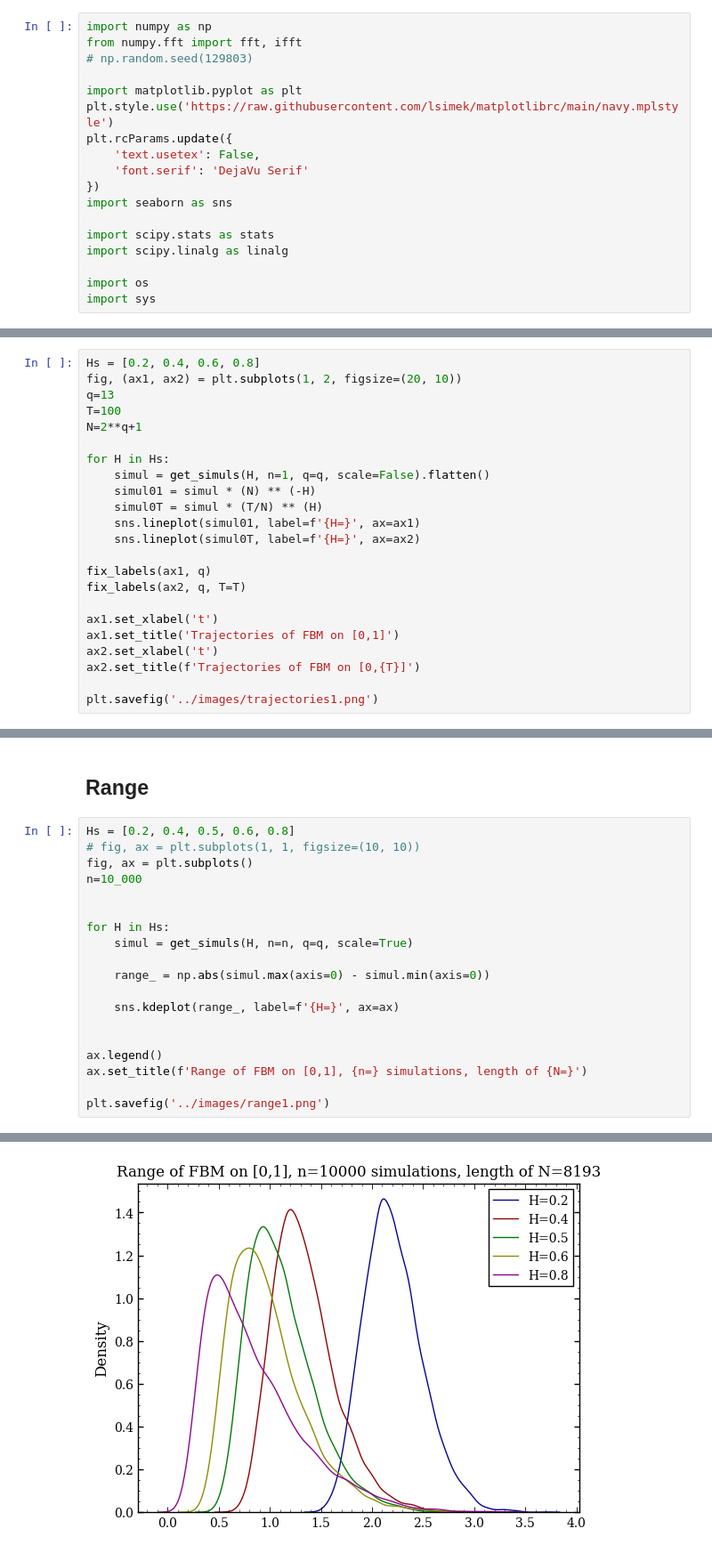
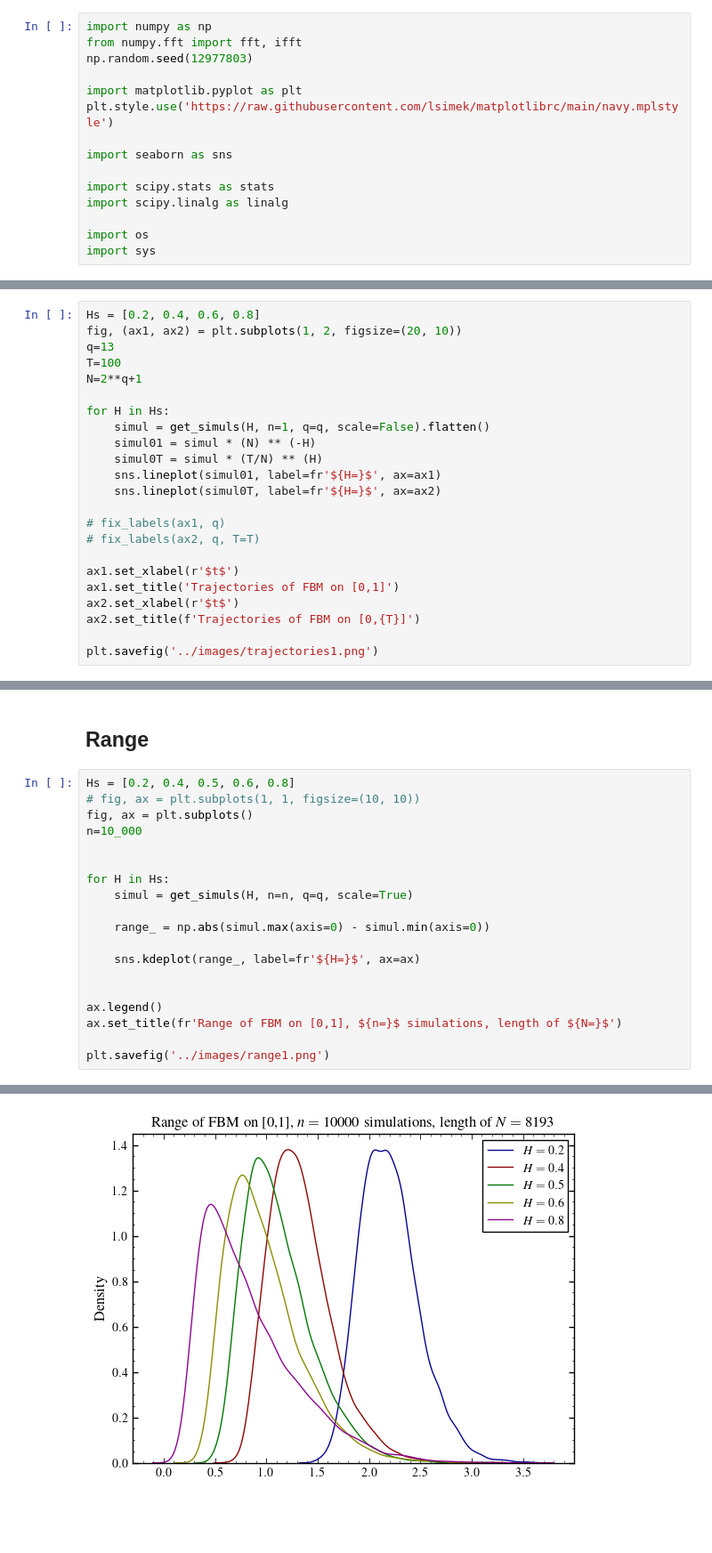
Before and after one commit to lsimek/fbm-simulacije, a Jupyter notebook: notebooks/fbm-simulacije.ipynb, the cells around one changed output, grey strips where cells are left out. Shown: that part at 89% size. Saved outputs shown, nothing was run; the diff lists cells and outputs as text; blank space fills up the shorter version.

```diff
--- a/notebooks/fbm-simulacije.ipynb
+++ b/notebooks/fbm-simulacije.ipynb
@@ -8,14 +8,11 @@ Wood--Chan metod outlined in a minicourse by [Shevchenko](https://arxiv.org/abs/
 # %%
 import numpy as np
 from numpy.fft import fft, ifft
-# np.random.seed(129803)
+np.random.seed(12977803)
 
 import matplotlib.pyplot as plt
 plt.style.use('https://raw.githubusercontent.com/lsimek/matplotlibrc/main/navy.mplstyle')
-plt.rcParams.update({
-    'text.usetex': False,
-    'font.serif': 'DejaVu Serif'
-})
+
 import seaborn as sns
 
 import scipy.stats as stats
@@ -68,15 +65,15 @@ for H in Hs:
     simul = get_simuls(H, n=1, q=q, scale=False).flatten()
     simul01 = simul * (N) ** (-H)
     simul0T = simul * (T/N) ** (H)
-    sns.lineplot(simul01, label=f'{H=}', ax=ax1)
-    sns.lineplot(simul0T, label=f'{H=}', ax=ax2)
+    sns.lineplot(simul01, label=fr'${H=}$', ax=ax1)
+    sns.lineplot(simul0T, label=fr'${H=}$', ax=ax2)
 
-fix_labels(ax1, q)
-fix_labels(ax2, q, T=T)
+# fix_labels(ax1, q)
+# fix_labels(ax2, q, T=T)
 
-ax1.set_xlabel('t')
+ax1.set_xlabel(r'$t$')
 ax1.set_title('Trajectories of FBM on [0,1]')
-ax2.set_xlabel('t')
+ax2.set_xlabel(r'$t$')
 ax2.set_title(f'Trajectories of FBM on [0,{T}]')
 
 plt.savefig('../images/trajectories1.png')
@@ -96,11 +93,11 @@ for H in Hs:
 
     range_ = np.abs(simul.max(axis=0) - simul.min(axis=0))
 
-    sns.kdeplot(range_, label=f'{H=}', ax=ax)
+    sns.kdeplot(range_, label=fr'${H=}$', ax=ax)
 
 
 ax.legend()
-ax.set_title(f'Range of FBM on [0,1], {n=} simulations, length of {N=}')
+ax.set_title(fr'Range of FBM on [0,1], ${n=}$ simulations, length of ${N=}$')
 
 plt.savefig('../images/range1.png')
 # %% [output]
@@ -108,4 +104,4 @@ Text(0.5, 1.0, 'Range of FBM on [0,1], n=10000 simulations, length of N=8193')
-[figure, old version]
+[figure, new version]
 # %%
 Hs = [0.2, 0.4, 0.5, 0.6, 0.8]
 # fig, ax = plt.subplots(1, 1, figsize=(10, 10))
```
Also changed, not shown: parts of 3 cells of this notebook, 5 other files.
